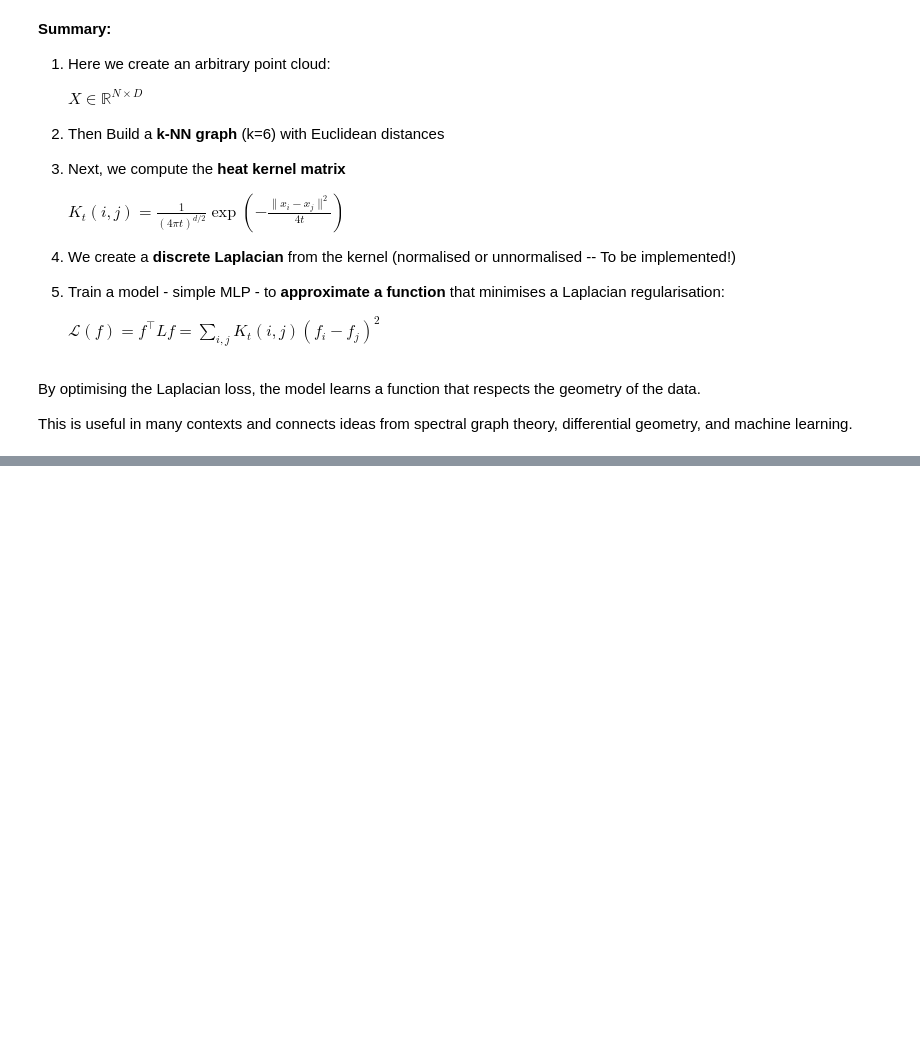
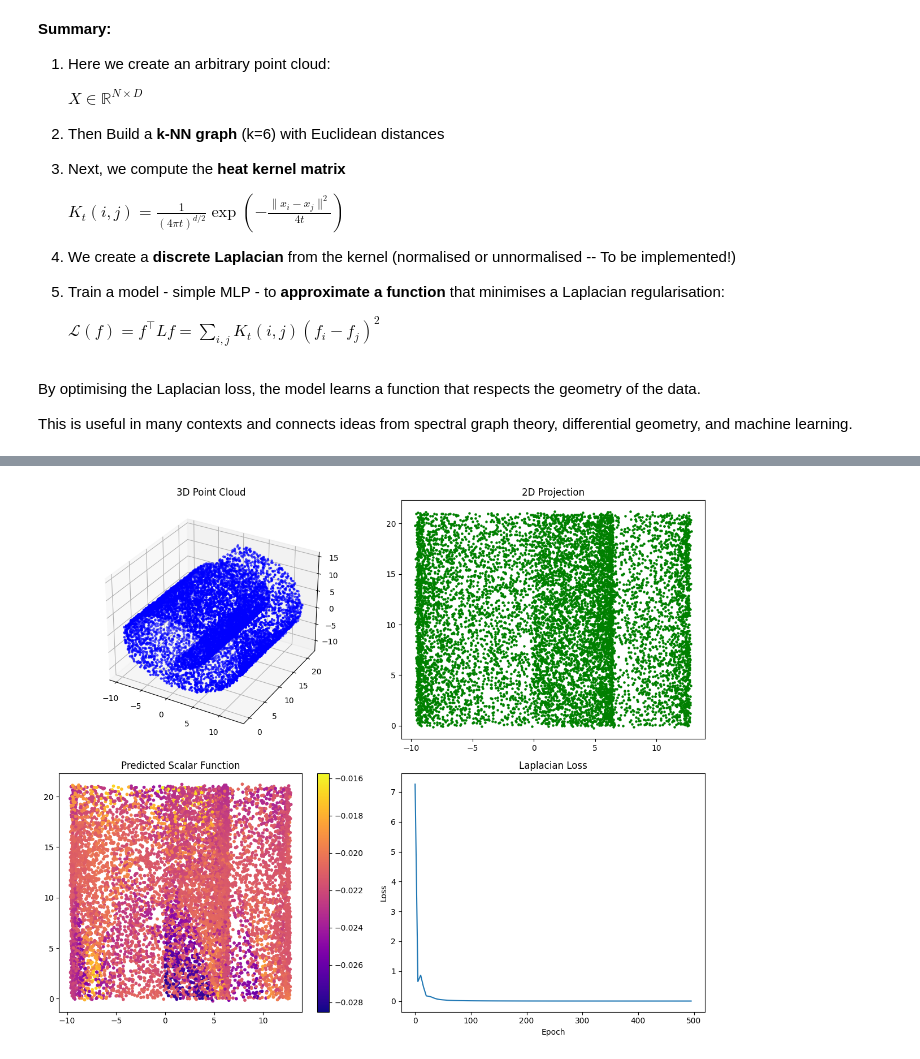
Before and after one commit to btrentini/k-forms, a Jupyter notebook: DiffForms.ipynb, the cells around one changed output, grey strips where cells are left out. Saved outputs shown, nothing was run; the diff lists cells and outputs as text; code cells hidden in the pictures; blank space fills up the shorter version.

Commit message:
Swiss Roll

```diff
--- a/DiffForms.ipynb
+++ b/DiffForms.ipynb
@@ -27,18 +36,16 @@ Train a neural network $f: \mathbb{R}^D \rightarrow \mathbb{R}$ that outputs val
 # %%
-import torch
-import torch.nn as nn
-import torch.nn.functional as F
-from sklearn.neighbors import NearestNeighbors
-import numpy as np
-
 # Parameters
-N = 100         # number of points
+N = 10_000         # number of points
 D = 3           # dimension of each point
 k = 6           # k-NN
 t = 1.0         # heat kernel time
 
 # Step 1: Create random point cloud
-X = torch.randn(N, D)
+#X = torch.randn(N, D)
+
+# Create Swiss Rolls
+X_np, _ = make_swiss_roll(n_samples=N, noise=0.1)
+X = torch.tensor(X_np, dtype=torch.float32)
 
 # Step 2: k-NN graph
 nbrs = NearestNeighbors(n_neighbors=k + 1).fit(X)  # +1 includes the point itself
@@ -97,6 +104,8 @@ def laplacian_loss(f_vals, L):
     """
     return torch.sum(f_vals.T @ L @ f_vals)
 
+losses = []
+predictions = []
 # Training loop
 for epoch in range(500):
     optimizer.zero_grad()
@@ -107,4 +116,6 @@ for epoch in range(500):
 
     if epoch % 5 == 0:
         print(f"Epoch {epoch}: Laplacian loss = {loss.item():.6f}")
+        losses.append(loss.item())
+        predictions.append(f_vals.detach().numpy())
 # %% [output]
@@ -127,0 +139,31 @@ Epoch 495: Laplacian loss = 0.000005
+# %%
+# Visualisation
+fig = plt.figure(figsize=(12, 10))
+
+# Original point cloud (3D)
+ax1 = fig.add_subplot(2, 2, 1, projection='3d')
+ax1.scatter(X_np[:, 0], X_np[:, 1], X_np[:, 2], c='blue', s=5)
+ax1.set_title("3D Point Cloud")
+
+# 2D projection (first two dims)
+ax2 = fig.add_subplot(2, 2, 2)
+ax2.scatter(X_np[:, 0], X_np[:, 1], c='green', s=5)
+ax2.set_title("2D Projection")
+
+# Final predictions
+ax3 = fig.add_subplot(2, 2, 3)
+sc = ax3.scatter(X_np[:, 0], X_np[:, 1], c=predictions[-1].squeeze(), cmap='plasma', s=10)
+fig.colorbar(sc, ax=ax3)
+ax3.set_title("Predicted Scalar Function")
+
+# Loss over epochs
+ax4 = fig.add_subplot(2, 2, 4)
+ax4.plot(range(0, 500, 5), losses)
+ax4.set_title("Laplacian Loss")
+ax4.set_xlabel("Epoch")
+ax4.set_ylabel("Loss")
+
+fig.tight_layout()
+plt.show()
+# %% [output]
+[figure, added]
```
Also changed, not shown: parts of 3 cells of this notebook.
